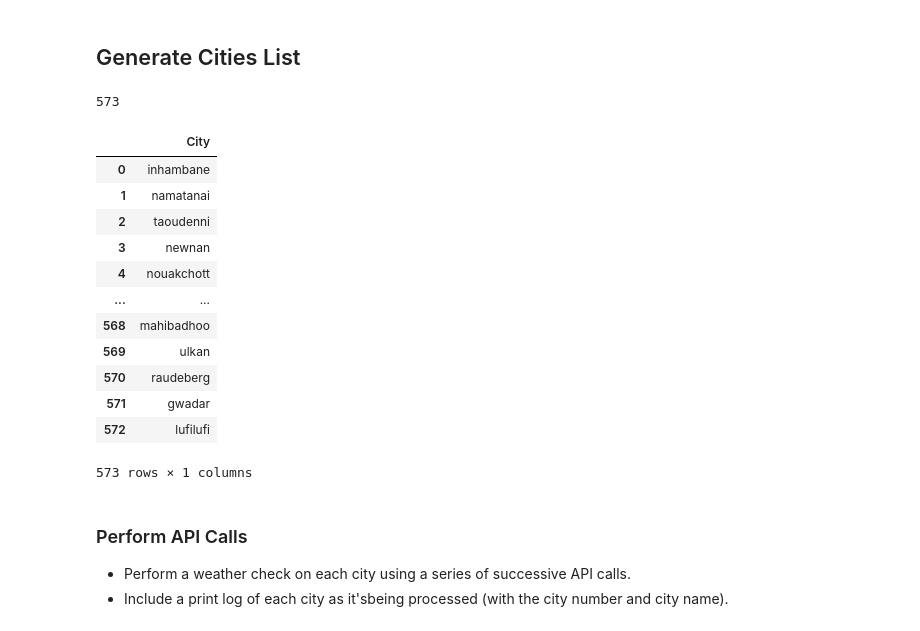
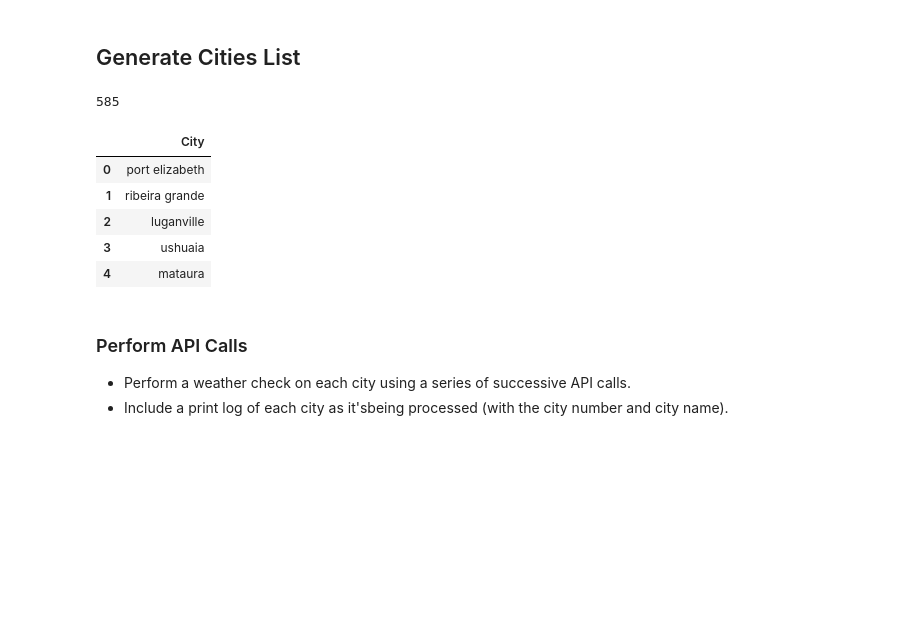
Before and after one commit to Karla-Flores/Python-API, a Jupyter notebook: starter_code/WheaterPy/WeatherPy.ipynb, the cells around one changed output. Drawn from its saved outputs; the diff is of its cells as text; code cells hidden in the pictures; blank space fills up the shorter version.

```diff
--- a/starter_code/WheaterPy/WeatherPy.ipynb
+++ b/starter_code/WheaterPy/WeatherPy.ipynb
@@ -39,8 +39,8 @@ lat_lng = []
 c_list = []
 
 # Random set of Latitude and Longitude / size number must be modify according to confirmed cities
-lat = np.random.uniform(lat_r[0], lat_r[1], size = 1350)
-lng = np.random.uniform(lng_r[0], lng_r[1], size = 1350)
+lat = np.random.uniform(lat_r[0], lat_r[1], size = 1400)
+lng = np.random.uniform(lng_r[0], lng_r[1], size = 1400)
 lat_lng = zip(lat,lng)
 
 # Using Citipy for looking the nearest city using lat_lng
@@ -54,28 +54,21 @@ for lat_lng in lat_lng:
 # Number of cities in c_list to be confirmed
 len(c_list)
 # %% [output]
-573
+585
 # %%
 # Cities DataFrame
-l_l_df =pd.DataFrame({'City': c_list})
+city_data = pd.DataFrame({'City': c_list})
 
 # Output
-l_l_df.to_csv('Output_Data/Cities_List.csv', index=False, header=True)
-l_l_df
+city_data.to_csv('Output_Data/Cities_List.csv', index=False, header=True)
+city_data.head()
 # %% [output]
 |  | City |
-| 0 | inhambane |
-| 1 | namatanai |
-| 2 | taoudenni |
-| 3 | newnan |
-| 4 | nouakchott |
-| ... | ... |
-| 568 | mahibadhoo |
-| 569 | ulkan |
-| 570 | raudeberg |
-| 571 | gwadar |
-| 572 | lufilufi |
+| 0 | port elizabeth |
+| 1 | ribeira grande |
+| 2 | luganville |
+| 3 | ushuaia |
+| 4 | mataura |
-573 rows × 1 columns
 # %% [markdown]
 ### Perform API Calls
 * Perform a weather check on each city using a series of successive API calls.
```
Also changed, not shown: parts of 10 cells of this notebook, 3 other files.
